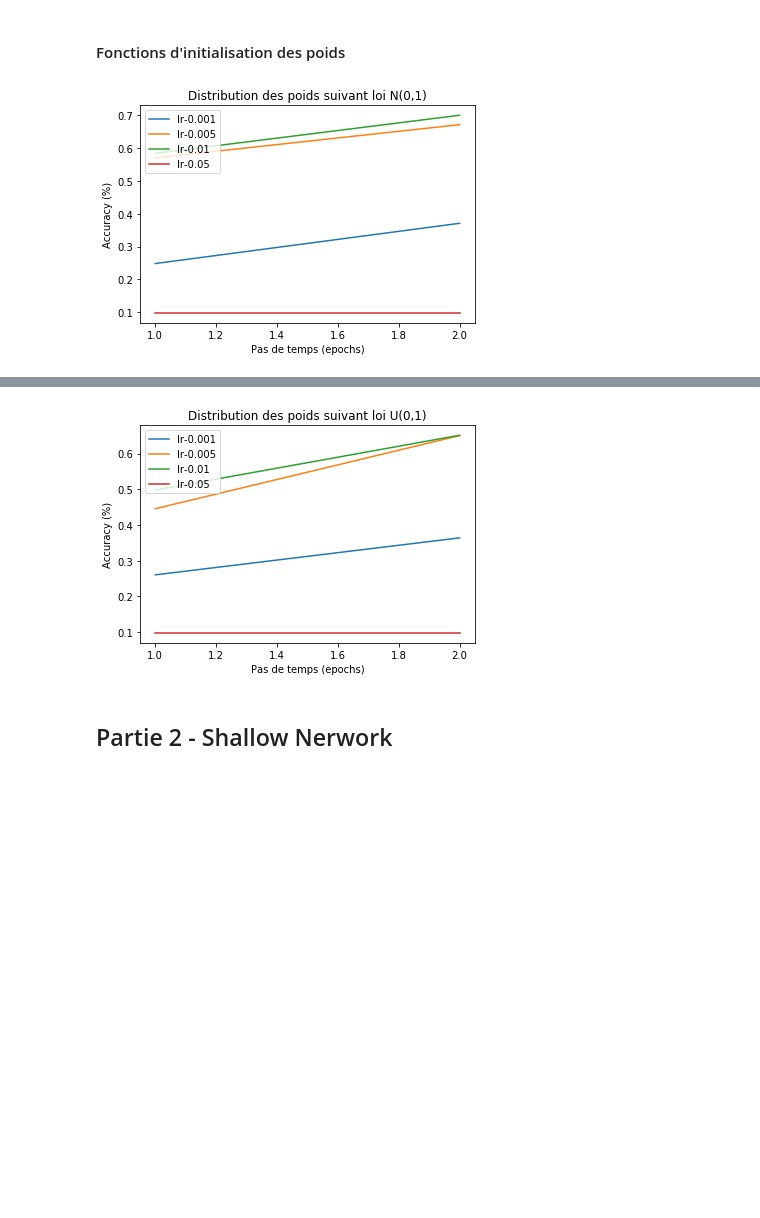
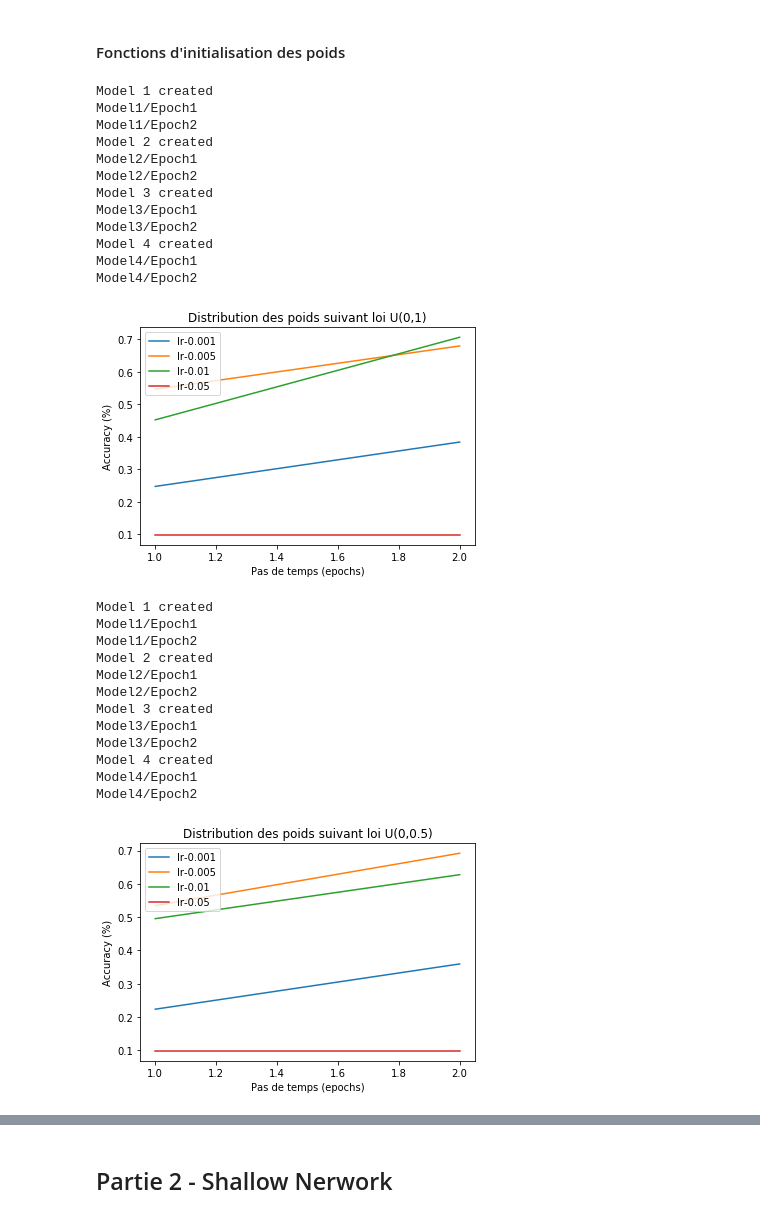
Before and after one commit to pierreelliott/Bio-inspired_Intelligence, a Jupyter notebook: TP1.ipynb, the cells around one changed output, grey strips where cells are left out. Drawn from its saved outputs; the diff is of its cells as text; code cells hidden in the pictures; blank space fills up the shorter version.

```diff
--- a/TP1.ipynb
+++ b/TP1.ipynb
@@ -117,11 +120,11 @@ def test(model, print_accuracy=False, show_progress=False):
     true_positives = 0
     if show_progress:
         for (idx,(image,label)) in enumerate(tqdm(test_loader)):
-            if np.argmax(label.numpy()) == np.argmax(model.forward(image)):
+            if np.argmax(label.numpy()) == np.argmax(model.forward(image).detach()):
                 true_positives += 1
     else:
         for (idx,(image,label)) in enumerate(test_loader):
-            if np.argmax(label.numpy()) == np.argmax(model.forward(image)):
+            if np.argmax(label.numpy()) == np.argmax(model.forward(image).detach()):
                 true_positives += 1
 
     accuracy = true_positives/len(test_loader)
@@ -185,11 +189,53 @@ def initUniform(low=0, high=1):
 
 def initNormal(loc=0, scale=1):
     return lambda input_dim, output_dim: np.random.normal(loc, scale, size=(output_dim,input_dim+1))
+
+initFunctionsDict = {
+    "U": initUniform,
+    "N": initNormal
+}
 # %%
 learning_rates = (1e-3, 5e-3, 1e-2, 5e-2)
 # %%
 nb_epochs = 2
-accuracies = grid_search(learning_rates, nb_epochs)
-plotAccuracy(accuracies, learning_rates, nb_epochs, title="Distribution des poids suivant loi N(0,1)")
+initFunctions = {
+    "U": [
+        [0,1], [0,0.5]
+    ],
+    "N": [
+        [0,1], [0,0.5]
+    ]
+}
+
+for typeF, typeFParam in initFunctions.items():
+    for initFP in typeFParam:
+        initF = (initFunctionsDict[typeF])(initFP[0], initFP[1])
+        accuracies = grid_search(learning_rates, nb_epochs)
+        plotAccuracy(accuracies, learning_rates, nb_epochs, title=f"Distribution des poids suivant loi {typeF}({initFP[0]},{initFP[1]})")
 # %% [output]
+Model 1 created
+Model1/Epoch1
+Model1/Epoch2
+Model 2 created
+Model2/Epoch1
+Model2/Epoch2
+Model 3 created
+Model3/Epoch1
+Model3/Epoch2
+Model 4 created
+Model4/Epoch1
+Model4/Epoch2
-[figure, old version]
+[figure, new version]
+Model 1 created
+Model1/Epoch1
+Model1/Epoch2
+Model 2 created
+Model2/Epoch1
+Model2/Epoch2
+Model 3 created
+Model3/Epoch1
+Model3/Epoch2
+Model 4 created
+Model4/Epoch1
+Model4/Epoch2
+[figure, added]
@@ -196,9 +268,3 @@ plotAccuracy(accuracies, learning_rates, nb_epochs, title="Distribution des poid
-# %%
-nb_epochs = 2
-accuracies = grid_search(learning_rates, nb_epochs, initWeights=initUniform())
-plotAccuracy(accuracies, learning_rates, nb_epochs, title="Distribution des poids suivant loi U(0,1)")
-# %% [output]
-[figure, removed]
 # %% [markdown]
 ## Partie 2 - Shallow Nerwork
 # %%
```
Also changed, not shown: parts of 13 cells of this notebook.
